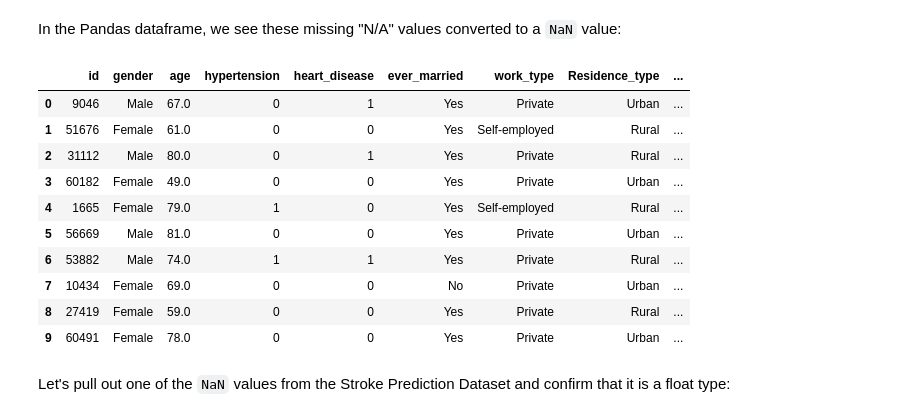
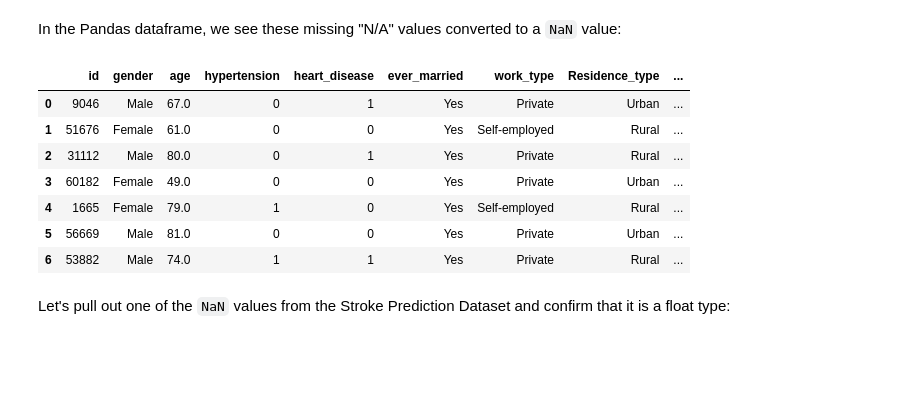
Before and after one commit to Njeri-Gitome/WiDS_Datathon_Tutorials, a Jupyter notebook: 00_WiDS_Datathon_Upskill_Workshop_10Jan23.ipynb, the cells around one changed output. Cells and saved outputs as stored; diff of their text form; code cells hidden in the pictures; blank space fills up the shorter version.

```diff
--- a/00_WiDS_Datathon_Upskill_Workshop_10Jan23.ipynb
+++ b/00_WiDS_Datathon_Upskill_Workshop_10Jan23.ipynb
@@ -423,19 +433,16 @@ Short for "Not a Number", `NaN` is a float value that represents missing informa
 # %% [markdown]
 In the Pandas dataframe, we see these missing "N/A" values converted to a `NaN` value:
 # %%
-df.head(10)
+df.head(7)
 # %% [output]
 |  | id | gender | age | hypertension | heart_disease | ever_married | work_type | Residence_type | ... |
 | 0 | 9046 | Male | 67.0 | 0 | 1 | Yes | Private | Urban | ... |
 | 1 | 51676 | Female | 61.0 | 0 | 0 | Yes | Self-employed | Rural | ... |
 | 2 | 31112 | Male | 80.0 | 0 | 1 | Yes | Private | Rural | ... |
 | 3 | 60182 | Female | 49.0 | 0 | 0 | Yes | Private | Urban | ... |
 | 4 | 1665 | Female | 79.0 | 1 | 0 | Yes | Self-employed | Rural | ... |
 | 5 | 56669 | Male | 81.0 | 0 | 0 | Yes | Private | Urban | ... |
 | 6 | 53882 | Male | 74.0 | 1 | 1 | Yes | Private | Rural | ... |
-| 7 | 10434 | Female | 69.0 | 0 | 0 | No | Private | Urban | ... |
-| 8 | 27419 | Female | 59.0 | 0 | 0 | Yes | Private | Rural | ... |
-| 9 | 60491 | Female | 78.0 | 0 | 0 | Yes | Private | Urban | ... |
 # %% [markdown]
 Let's pull out one of the `NaN` values from the Stroke Prediction Dataset and confirm that it is a float type:
 # %%
```
Also changed, not shown: parts of 6 cells of this notebook.
